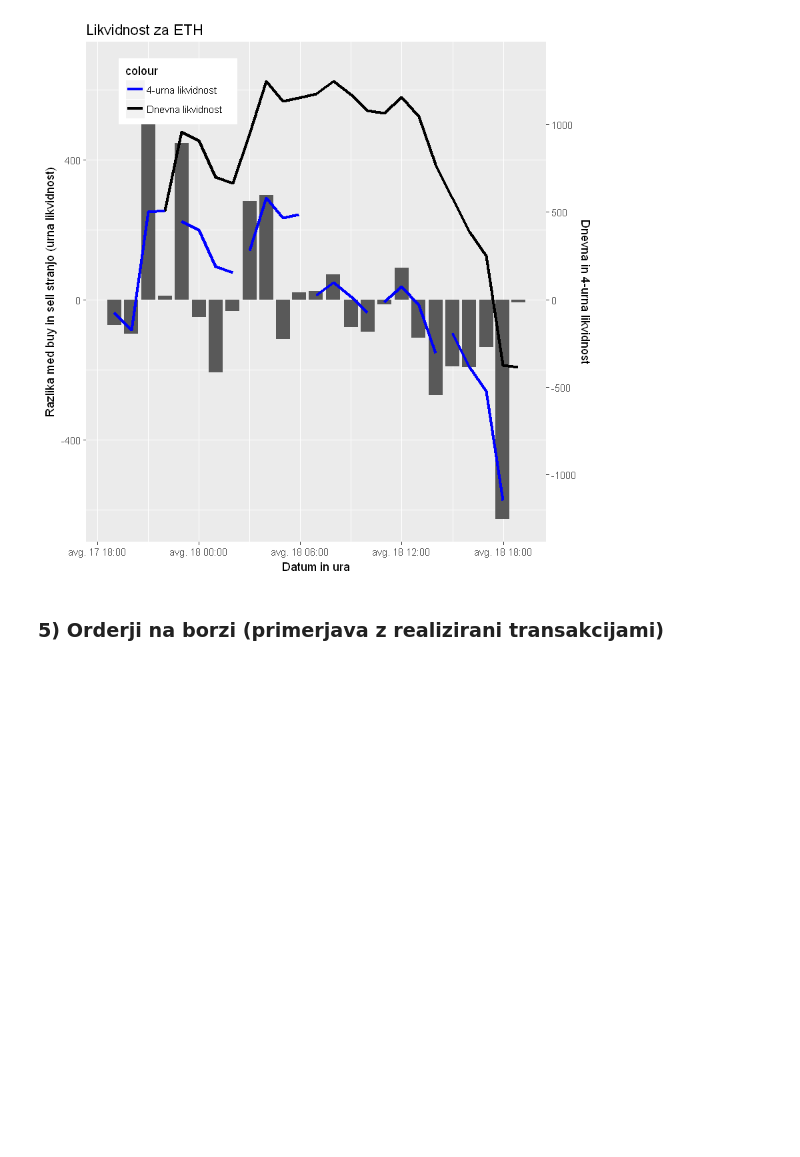
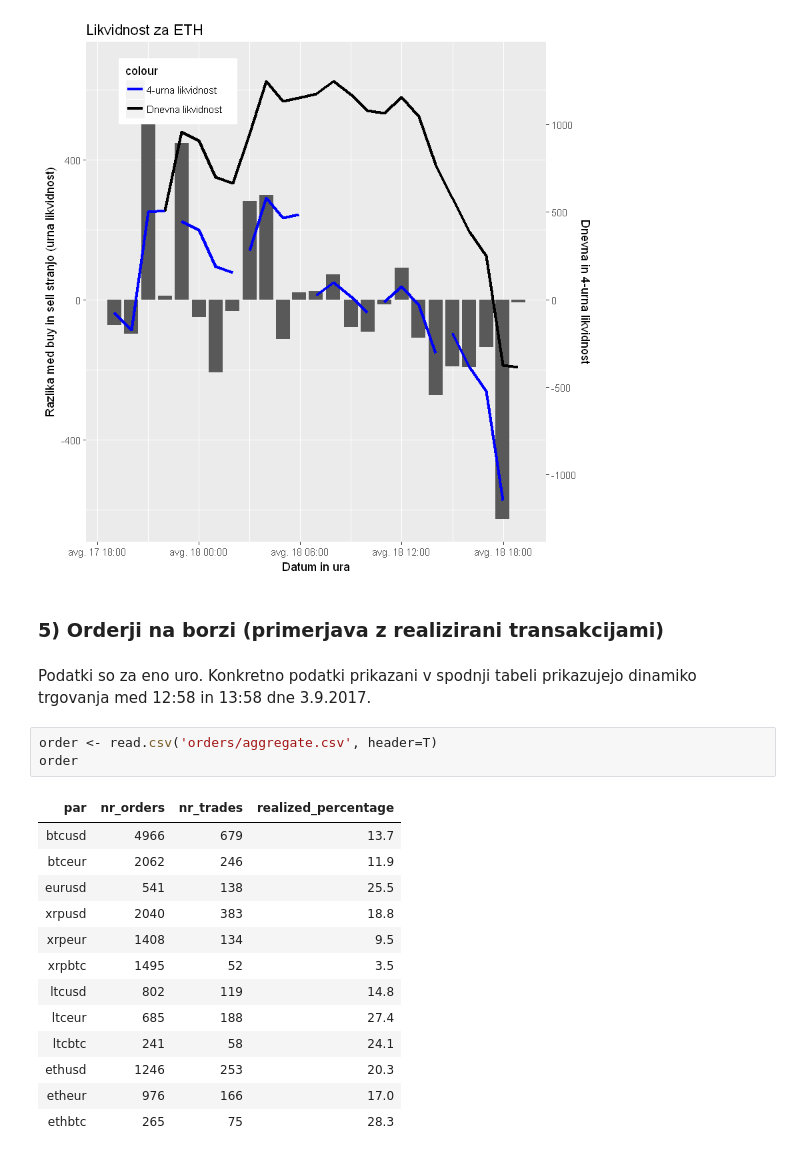
Before and after one commit to metodj/kripto, a Jupyter notebook: CC_exchanges/bitstamp/bitstamp_analiza_in_vizualizacija.ipynb, the cells around one changed output. Saved outputs shown, nothing was run; the diff lists cells and outputs as text; blank space fills up the shorter version.

```diff
--- a/CC_exchanges/bitstamp/bitstamp_analiza_in_vizualizacija.ipynb
+++ b/CC_exchanges/bitstamp/bitstamp_analiza_in_vizualizacija.ipynb
@@ -437,3 +437,22 @@ likvidnost_valuta('eth')
 [figure]
 # %% [markdown]
 ### 5) Orderji na borzi (primerjava z realizirani transakcijami)
+# %% [markdown]
+Podatki so za eno uro. Konkretno podatki prikazani v spodnji tabeli prikazujejo dinamiko trgovanja med 12:58 in 13:58 dne 3.9.2017.
+# %%
+order <- read.csv('orders/aggregate.csv', header=T)
+order
+# %% [output]
+| par | nr_orders | nr_trades | realized_percentage |
+| btcusd | 4966 | 679 | 13.7 |
+| btceur | 2062 | 246 | 11.9 |
+| eurusd | 541 | 138 | 25.5 |
+| xrpusd | 2040 | 383 | 18.8 |
+| xrpeur | 1408 | 134 | 9.5 |
+| xrpbtc | 1495 | 52 | 3.5 |
+| ltcusd | 802 | 119 | 14.8 |
+| ltceur | 685 | 188 | 27.4 |
+| ltcbtc | 241 | 58 | 24.1 |
+| ethusd | 1246 | 253 | 20.3 |
+| etheur | 976 | 166 | 17.0 |
+| ethbtc | 265 | 75 | 28.3 |
```
Also changed, not shown: 29 other files.
